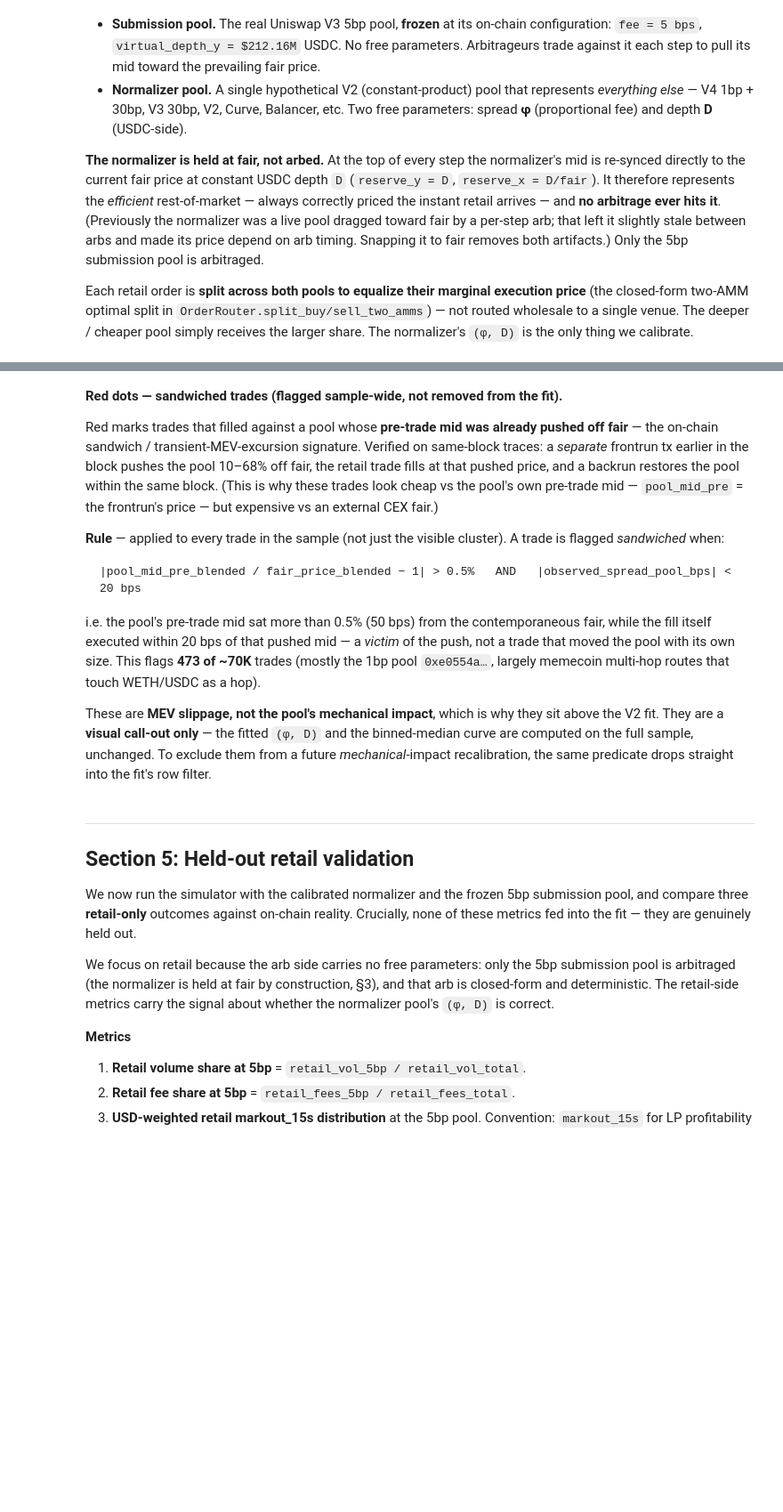
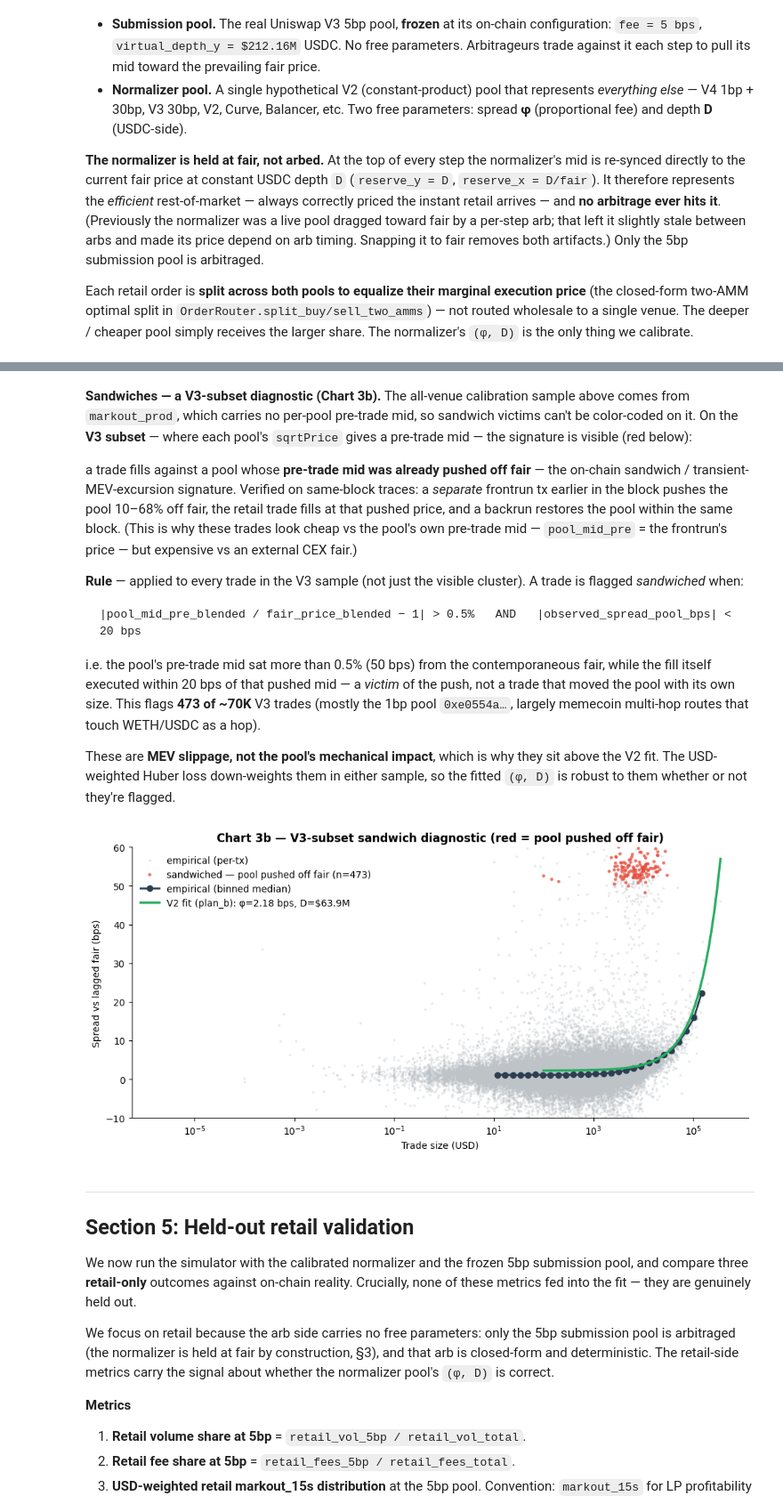
Before and after one commit to wanxinwanxin/amm-gym, a Jupyter notebook: presentation/realistic_simulator.ipynb, the cells around one changed output, grey strips where cells are left out. Shown at 89% size. Cells and saved outputs as stored; diff of their text form; code cells hidden in the pictures; blank space fills up the shorter version.

````diff
--- a/presentation/realistic_simulator.ipynb
+++ b/presentation/realistic_simulator.ipynb
@@ -207,17 +209,27 @@ plt.show()
 # %% [markdown]
-**Red dots — sandwiched trades (flagged sample-wide, not removed from the fit).**
+**Sandwiches — a V3-subset diagnostic (Chart 3b).** The all-venue calibration sample above comes from `markout_prod`, which carries no per-pool pre-trade mid, so sandwich victims can't be color-coded on it. On the **V3 subset** — where each pool's `sqrtPrice` gives a pre-trade mid — the signature is visible (red below):
 
-Red marks trades that filled against a pool whose **pre-trade mid was already pushed off fair** — the on-chain sandwich / transient-MEV-excursion signature. Verified on same-block traces: a *separate* frontrun tx earlier in the block pushes the pool 10–68% off fair, the retail trade fills at that pushed price, and a backrun restores the pool within the same block. (This is why these trades look cheap vs the pool's own pre-trade mid — `pool_mid_pre` = the frontrun's price — but expensive vs an external CEX fair.)
+a trade fills against a pool whose **pre-trade mid was already pushed off fair** — the on-chain sandwich / transient-MEV-excursion signature. Verified on same-block traces: a *separate* frontrun tx earlier in the block pushes the pool 10–68% off fair, the retail trade fills at that pushed price, and a backrun restores the pool within the same block. (This is why these trades look cheap vs the pool's own pre-trade mid — `pool_mid_pre` = the frontrun's price — but expensive vs an external CEX fair.)
 
-**Rule** — applied to every trade in the sample (not just the visible cluster). A trade is flagged *sandwiched* when:
+**Rule** — applied to every trade in the V3 sample (not just the visible cluster). A trade is flagged *sandwiched* when:
 
 ```
 |pool_mid_pre_blended / fair_price_blended − 1| > 0.5%   AND   |observed_spread_pool_bps| < 20 bps
 ```
 
-i.e. the pool's pre-trade mid sat more than 0.5% (50 bps) from the contemporaneous fair, while the fill itself executed within 20 bps of that pushed mid — a *victim* of the push, not a trade that moved the pool with its own size. This flags **473 of ~70K** trades (mostly the 1bp pool `0xe0554a…`, largely memecoin multi-hop routes that touch WETH/USDC as a hop).
+i.e. the pool's pre-trade mid sat more than 0.5% (50 bps) from the contemporaneous fair, while the fill itself executed within 20 bps of that pushed mid — a *victim* of the push, not a trade that moved the pool with its own size. This flags **473 of ~70K** V3 trades (mostly the 1bp pool `0xe0554a…`, largely memecoin multi-hop routes that touch WETH/USDC as a hop).
 
-These are **MEV slippage, not the pool's mechanical impact**, which is why they sit above the V2 fit. They are a **visual call-out only** — the fitted `(φ, D)` and the binned-median curve are computed on the full sample, unchanged. To exclude them from a future *mechanical*-impact recalibration, the same predicate drops straight into the fit's row filter.
+These are **MEV slippage, not the pool's mechanical impact**, which is why they sit above the V2 fit. The USD-weighted Huber loss down-weights them in either sample, so the fitted `(φ, D)` is robust to them whether or not they're flagged.
+# %%
+fig, ax = plt.subplots(figsize=(10, 5))
+plot_impact_curve_fit(ax=ax, plan_key='plan_b',
+                      sample=load_impact_curve_sample_v3(),
+                      fit=load_impact_curve_fit_v3(),
+                      title="Chart 3b — V3-subset sandwich diagnostic (red = pool pushed off fair)")
+plt.tight_layout()
+plt.show()
+# %% [output]
+[figure, added]
 # %% [markdown]
 ---
 ## Section 5: Held-out retail validation
````
Also changed, not shown: parts of 11 cells of this notebook, 9 other files.
